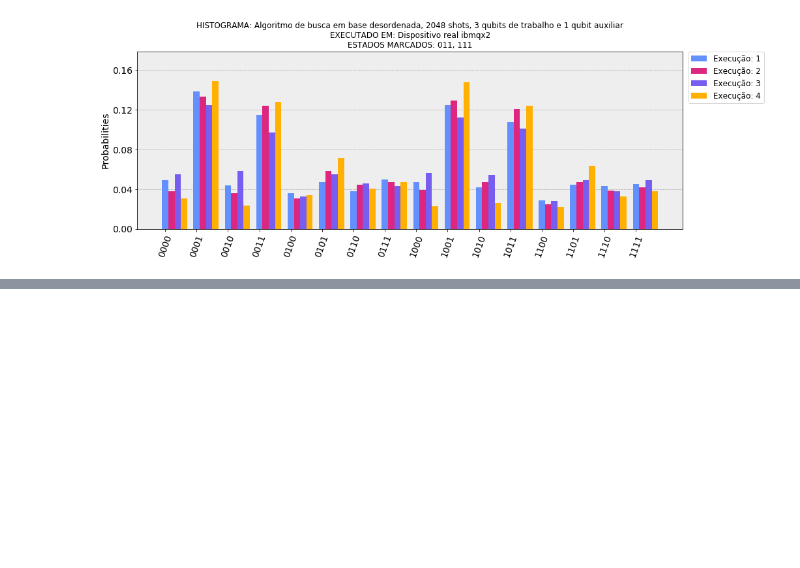
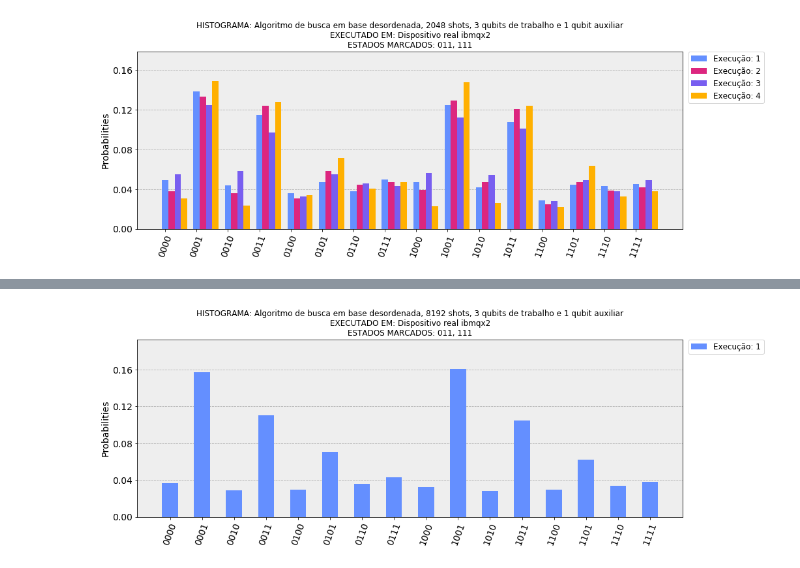
Before and after one commit to L30n4rd0/quantum-computing-codes, a Jupyter notebook: QisKit/notebooks/qiskit_histogram_cqd_n_4_fixed_point_search_data_base_item_on_ibmqx2.ipynb, the cells around one changed output, grey strips where cells are left out. Cells and saved outputs as stored; diff of their text form; code cells hidden in the pictures; blank space fills up the shorter version.

```diff
--- a/QisKit/notebooks/qiskit_histogram_cqd_n_4_fixed_point_search_data_base_item_on_ibmqx2.ipynb
+++ b/QisKit/notebooks/qiskit_histogram_cqd_n_4_fixed_point_search_data_base_item_on_ibmqx2.ipynb
@@ -96,0 +140,37 @@ plot_histogram(
+# %%
+python_module = "qiskit_cqd_n_4_fixed_point_search_data_base_backend"
+algorithm = "Algoritmo de busca em base desordenada"
+shots = 8 * 1024
+work_qubits = 3
+auxiliaries_qubits = 1
+backend_name = "ibmqx2"
+backend_type = "Dispositivo real"
+marked_states = "011, 111"
+# %%
+executions_counts = [
+    {'0100': 240, '0111': 349, '1111': 312, '1110': 274, '1000': 264, '1001': 1314, '0001': 1287, '0010': 237, '1100': 242, '1011': 859, '0110': 294, '1101': 508, '0000': 299, '0011': 905, '1010': 231, '0101': 577}
+]
+# %%
+# Plot results with legend
+
+legend = []
+
+for index in range(len(executions_counts)):
+    legend.append("Execução: " + str(index + 1))
+# %%
+# Plot graph
+plot_histogram(
+    data = executions_counts,
+    figsize = (15,5),
+    color = None,
+    number_to_keep = None,
+    sort = 'asc',
+    legend = legend,
+    bar_labels = False,
+    title = "HISTOGRAMA: " + algorithm + ", " + str(shots) + " shots, " +
+            str(work_qubits) + " qubits de trabalho e " + str(auxiliaries_qubits) + " qubit auxiliar" +
+            "\nEXECUTADO EM: " + backend_type + " " + backend_name +
+            "\nESTADOS MARCADOS: " + marked_states
+)
+# %% [output]
+[figure, added]
```
Also changed, not shown: parts of 6 cells of this notebook, 6 other files.
